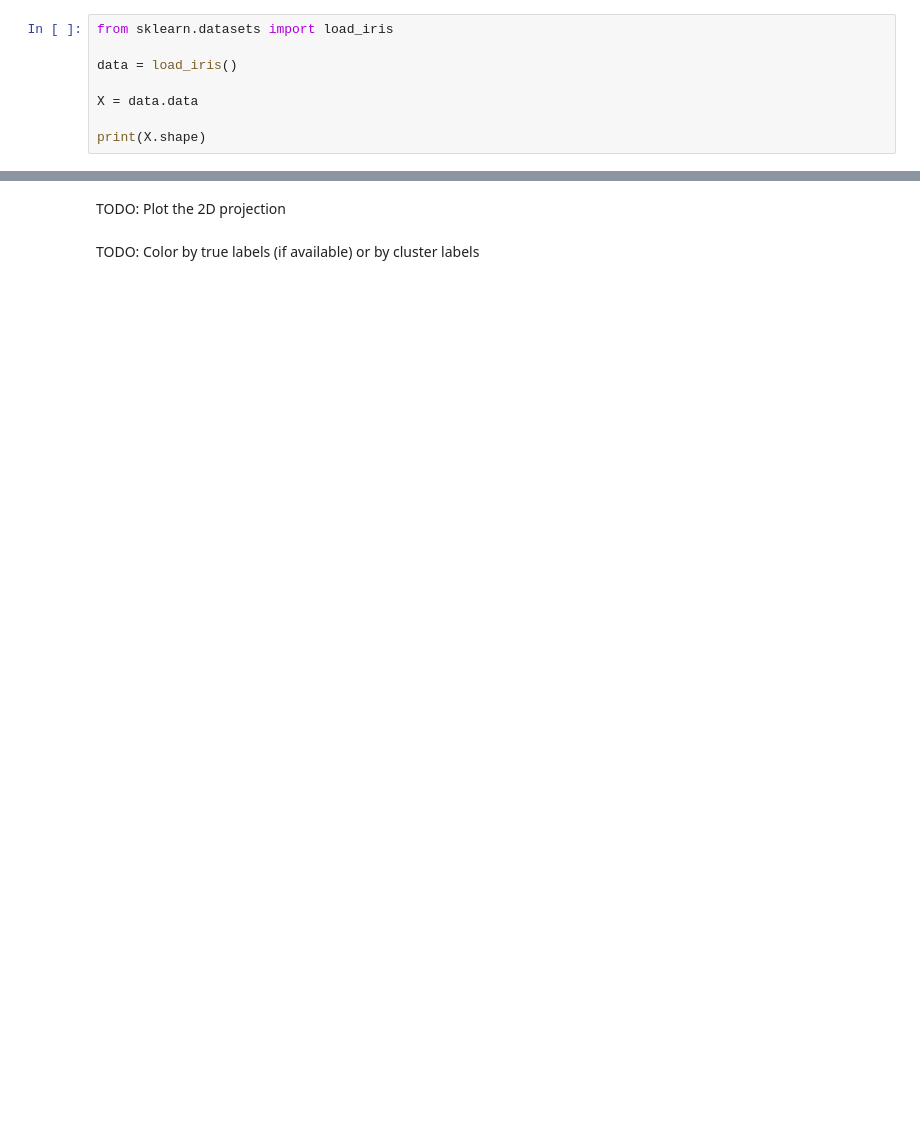
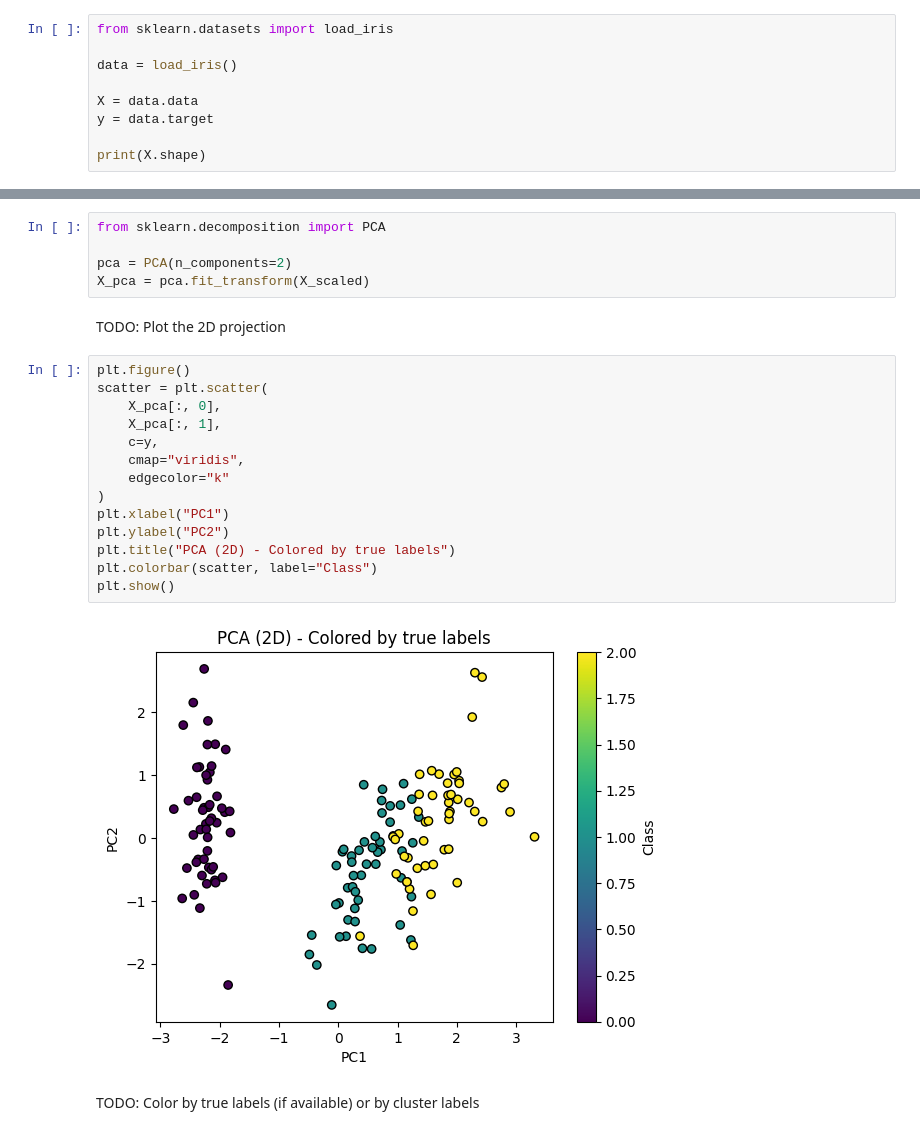
Before and after one commit to kevinbrunomlops/ML-Frameworks, a Jupyter notebook: L5/assignment5.ipynb, the cells around one changed output, grey strips where cells are left out. Saved outputs shown, nothing was run; the diff lists cells and outputs as text; blank space fills up the shorter version.

```diff
--- a/L5/assignment5.ipynb
+++ b/L5/assignment5.ipynb
@@ -16,6 +16,7 @@ from sklearn.datasets import load_iris
 data = load_iris()
 
 X = data.data
+y = data.target
 
 print(X.shape)
 # %% [output]
@@ -60,7 +61,28 @@ plt.show()
 ### Task 2: PCA visualization
 # %% [markdown]
 TODO: Apply PCA with n_components=2
+# %%
+from sklearn.decomposition import PCA
+
+pca = PCA(n_components=2)
+X_pca = pca.fit_transform(X_scaled)
 # %% [markdown]
 TODO: Plot the 2D projection
+# %%
+plt.figure()
+scatter = plt.scatter(
+    X_pca[:, 0],
+    X_pca[:, 1],
+    c=y,
+    cmap="viridis",
+    edgecolor="k"
+)
+plt.xlabel("PC1")
+plt.ylabel("PC2")
+plt.title("PCA (2D) - Colored by true labels")
+plt.colorbar(scatter, label="Class")
+plt.show()
+# %% [output]
+[figure, added]
 # %% [markdown]
 TODO: Color by true labels (if available) or by cluster labels
```
Also changed, not shown: parts of 1 cell of this notebook.
